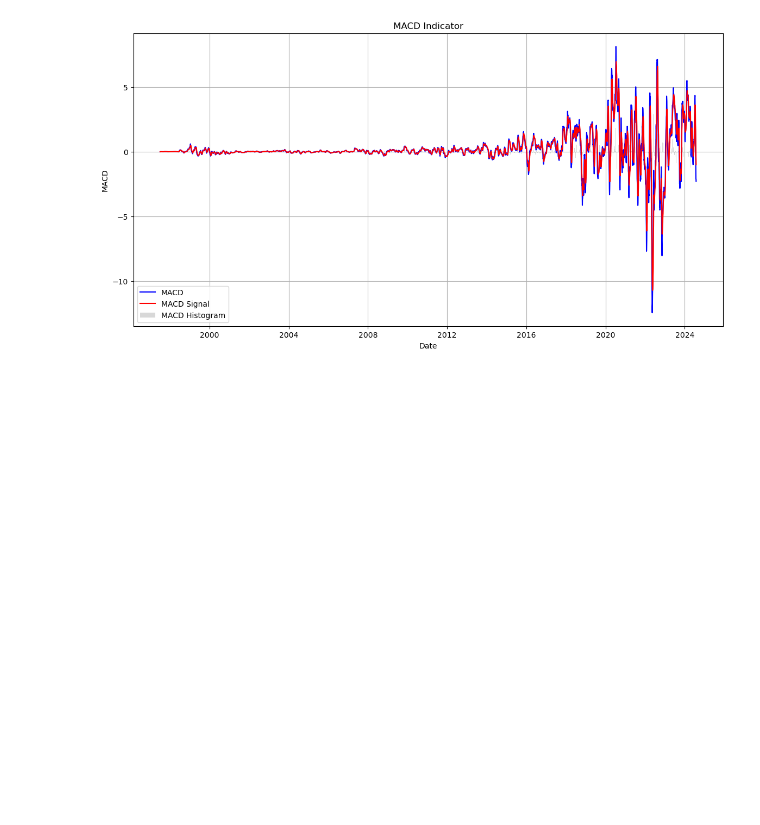
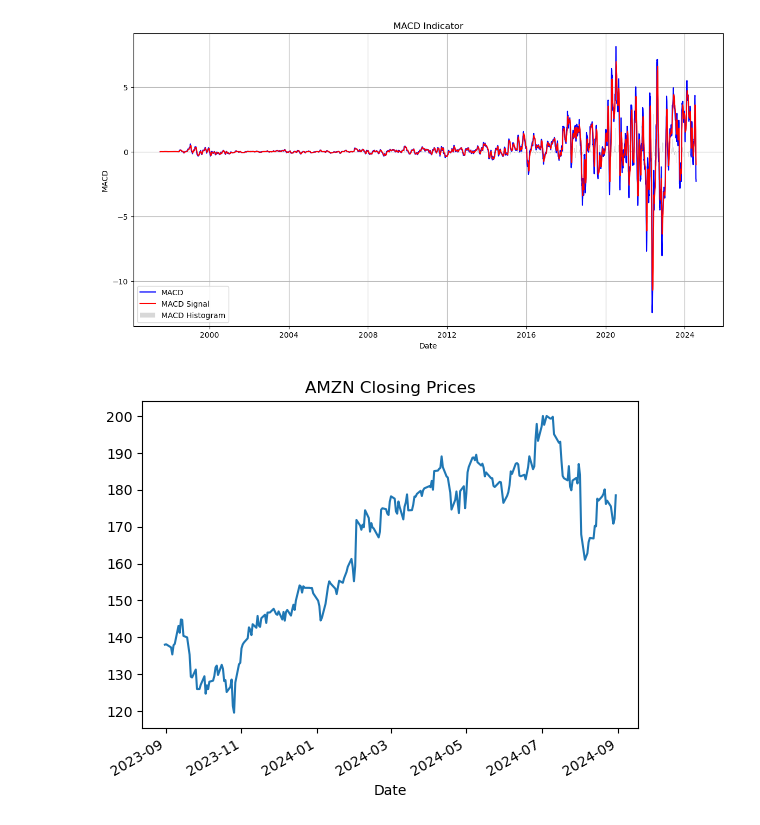
Before and after one commit to Getachew0557/Leveraging-AI-Techniques-for-Financial-News-Sentiment-Analysis-and-Stock-Prediction, a Jupyter notebook: notebooks/AMZN_model.ipynb, the cells around one changed output. Saved outputs shown, nothing was run; the diff lists cells and outputs as text; code cells hidden in the pictures; blank space fills up the shorter version.

```diff
--- a/notebooks/AMZN_model.ipynb
+++ b/notebooks/AMZN_model.ipynb
@@ -120,6 +121,19 @@ def plot_macd(df):
 plot_macd(stock_df)
 # %% [output]
 [figure]
+# %%
+import yfinance as yf
+import matplotlib.pyplot as plt
+
+# Fetch historical stock data
+stock_data = yf.Ticker('AMZN')  # Apple Inc. ticker symbol
+historical_data = stock_data.history(period='1y')  # Get 1-year historical data
+
+# Example: Plot the closing price
+historical_data['Close'].plot(title='AMZN Closing Prices')
+plt.show()
+# %% [output]
+[figure, added]
 # %%
 import yfinance as yf
 import talib
```
Also changed, not shown: parts of 2 cells of this notebook.
